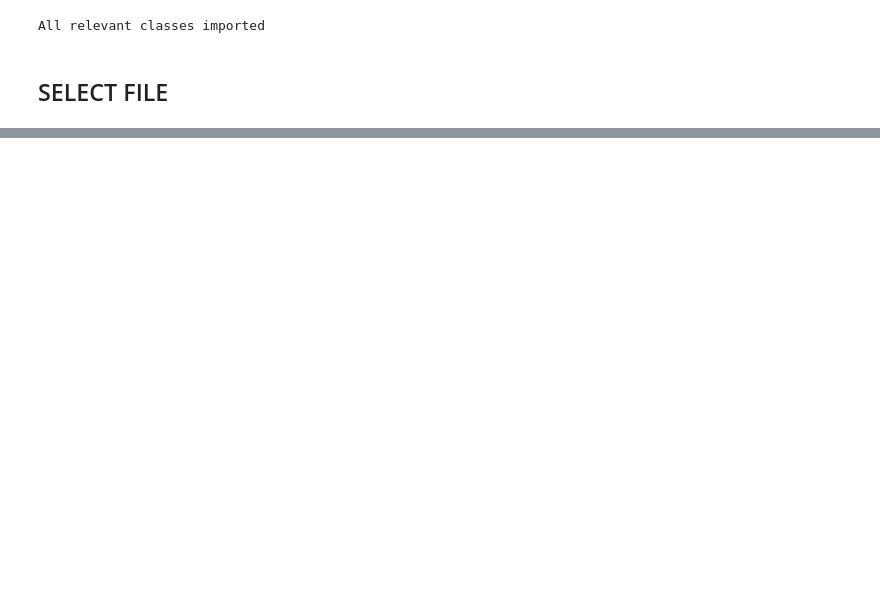
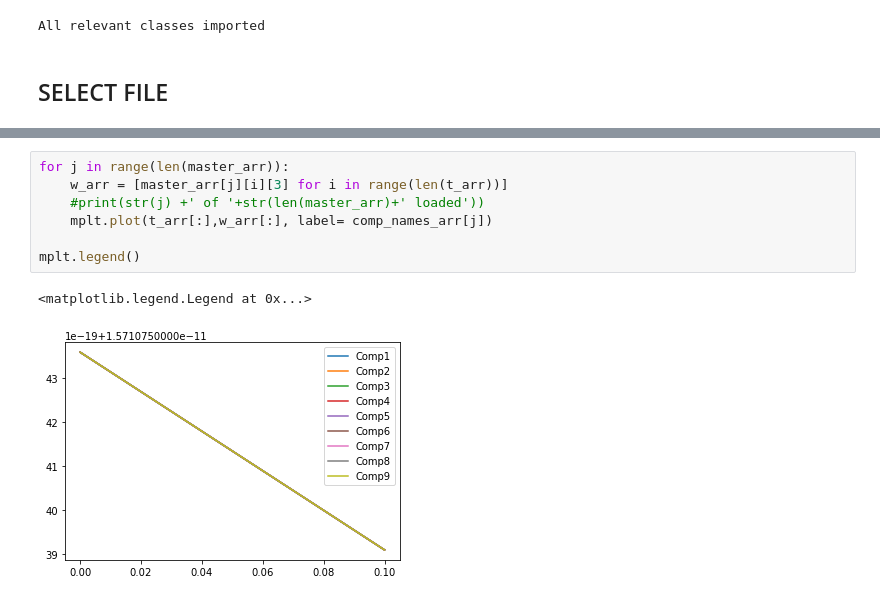
Before and after one commit to Eran707/msc_repo_2, a Jupyter notebook: 02_Code/Multicompartment Trials/Figure_4_currents.ipynb, the cells around one changed output, grey strips where cells are left out. Saved outputs shown, nothing was run; the diff lists cells and outputs as text; blank space fills up the shorter version.

```diff
--- a/02_Code/Multicompartment Trials/Figure_4_currents.ipynb
+++ b/02_Code/Multicompartment Trials/Figure_4_currents.ipynb
@@ -238,0 +205,10 @@ mplt.legend()
+# %%
+for j in range(len(master_arr)):
+    w_arr = [master_arr[j][i][3] for i in range(len(t_arr))]
+    #print(str(j) +' of '+str(len(master_arr)+' loaded'))
+    mplt.plot(t_arr[:],w_arr[:], label= comp_names_arr[j])
+
+mplt.legend()
+# %% [output]
+<matplotlib.legend.Legend at 0x...>
+[figure, added]
```
Also changed, not shown: parts of 12 cells of this notebook, 54 other files.
